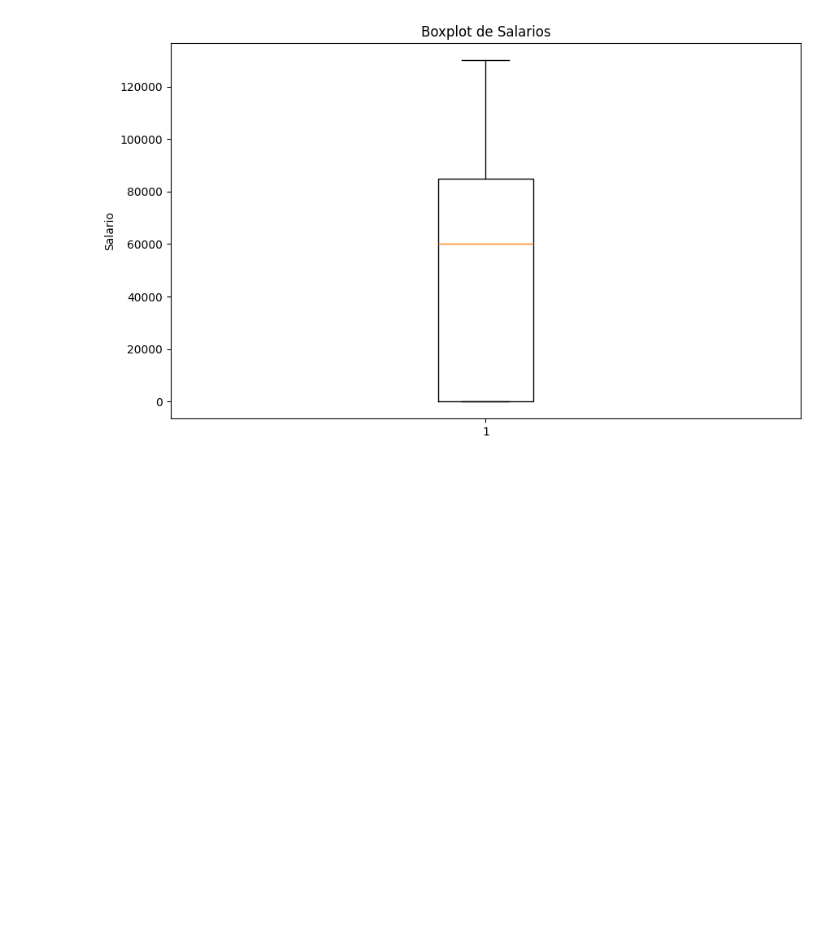
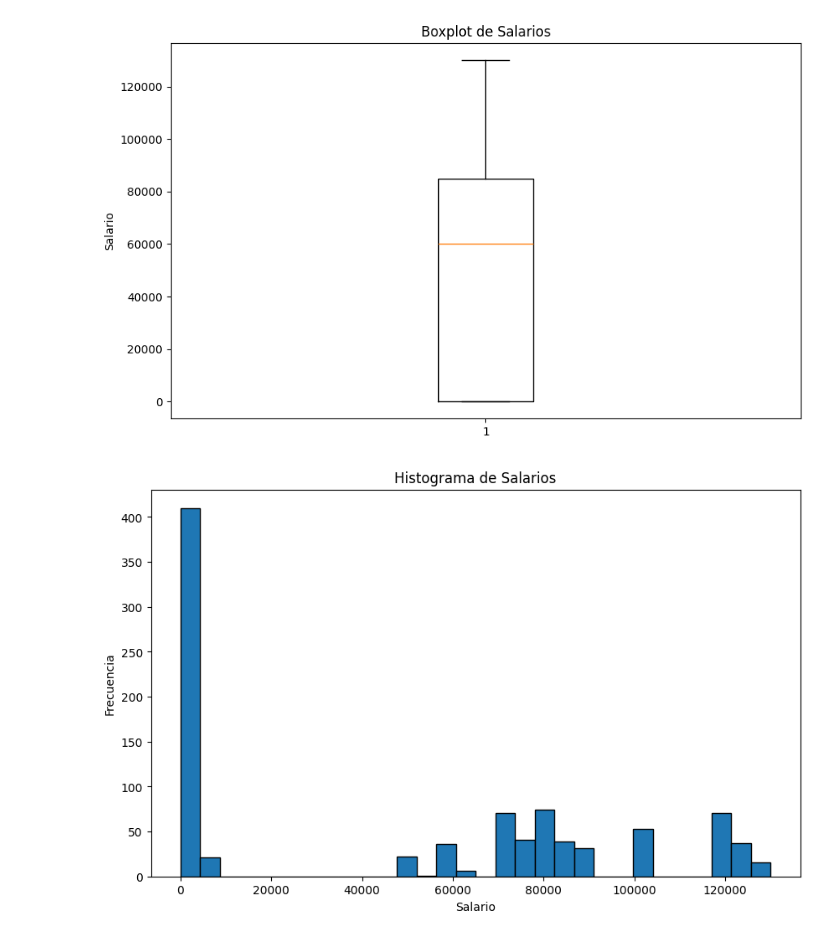
Before and after one commit to db-fer-rodriguez/Pyton---Pandas, a Jupyter notebook: Practica del Tutorial Python Analis de Datos .ipynb, the cells around one changed output. Drawn from its saved outputs; the diff is of its cells as text; code cells hidden in the pictures; blank space fills up the shorter version.

```diff
--- a/Practica del Tutorial Python Analis de Datos .ipynb
+++ b/Practica del Tutorial Python Analis de Datos .ipynb
@@ -522,3 +522,13 @@ Data columns (total 9 columns):
 max      130000.000000
 Name: salary_numeric, dtype: float64
 [figure]
+# %%
+# Crear un histograma de la columna 'salary_numeric'
+plt.figure(figsize=(10, 6))
+plt.hist(salaries['salary_numeric'].dropna(), bins=30, edgecolor='k')
+plt.title('Histograma de Salarios')
+plt.xlabel('Salario')
+plt.ylabel('Frecuencia')
+plt.show()
+# %% [output]
+[figure, added]
```
